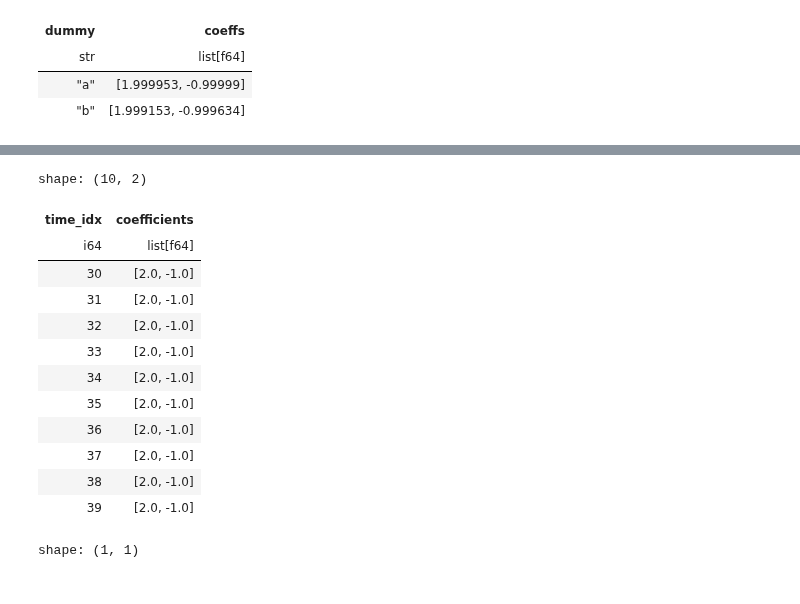
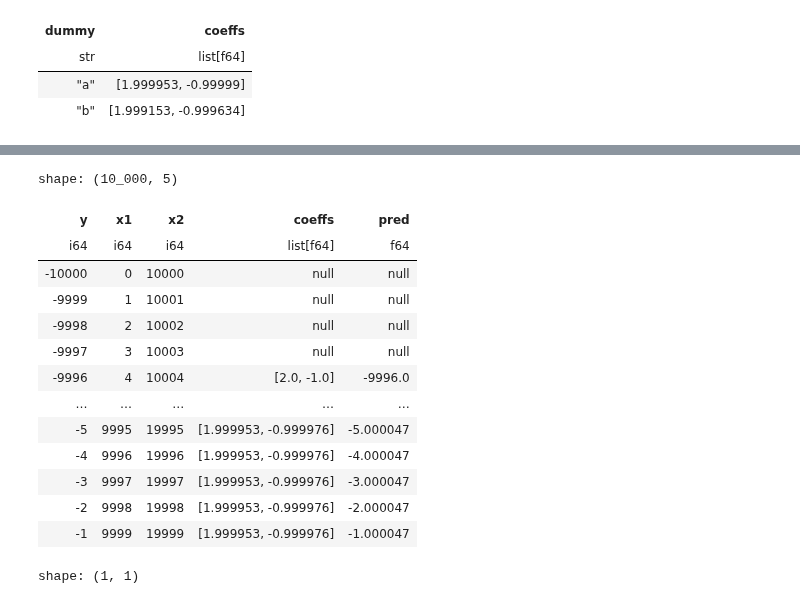
Before and after one commit to abstractqqq/polars_ds_extension, a Jupyter notebook: examples/basics.ipynb, the cells around one changed output, grey strips where cells are left out. Saved outputs shown, nothing was run; the diff lists cells and outputs as text; code cells hidden in the pictures.

Commit message:
added rolling lstsq

```diff
--- a/examples/basics.ipynb
+++ b/examples/basics.ipynb
@@ -227,29 +227,31 @@ shape: (2, 2)
 # %%
-# Rolling regression, kind of slow rn
-df.lazy().rolling(
-    index_column = pl.col("time_idx").set_sorted(),
-    period = "30i",
-    # offset = "-1i"
-).agg(
-    pds.query_lstsq(pl.col("x1"), pl.col("x2"), target = pl.col("y"), add_bias=False).alias("coefficients")
-).slice(offset = 30).select(
-    "time_idx",
-    "coefficients",
-).collect().head(10)
+# Rolling regression
+df.select(
+    "y",
+    "x1",
+    "x2",
+    pds.query_rolling_lstsq(
+        "x1", "x2",
+        target = "y",
+        window_size = 5,
+        null_policy = "zero"
+    ).alias("result")
+).unnest("result")
 # %% [output]
-shape: (10, 2)
+shape: (10_000, 5)
-| time_idx | coefficients |
-| i64 | list[f64] |
-| 30 | [2.0, -1.0] |
-| 31 | [2.0, -1.0] |
-| 32 | [2.0, -1.0] |
-| 33 | [2.0, -1.0] |
-| 34 | [2.0, -1.0] |
-| 35 | [2.0, -1.0] |
-| 36 | [2.0, -1.0] |
-| 37 | [2.0, -1.0] |
-| 38 | [2.0, -1.0] |
-| 39 | [2.0, -1.0] |
+| y | x1 | x2 | coeffs | pred |
+| i64 | i64 | i64 | list[f64] | f64 |
+| -10000 | 0 | 10000 | null | null |
+| -9999 | 1 | 10001 | null | null |
+| -9998 | 2 | 10002 | null | null |
+| -9997 | 3 | 10003 | null | null |
+| -9996 | 4 | 10004 | [2.0, -1.0] | -9996.0 |
+| … | … | … | … | … |
+| -5 | 9995 | 19995 | [1.999953, -0.999976] | -5.000047 |
+| -4 | 9996 | 19996 | [1.999953, -0.999976] | -4.000047 |
+| -3 | 9997 | 19997 | [1.999953, -0.999976] | -3.000047 |
+| -2 | 9998 | 19998 | [1.999953, -0.999976] | -2.000047 |
+| -1 | 9999 | 19999 | [1.999953, -0.999976] | -1.000047 |
 # %%
 # Conditional Entropy, should be 0 because x1 is an ID
 df.select(
```
Also changed, not shown: parts of 34 cells of this notebook, 5 other files.
